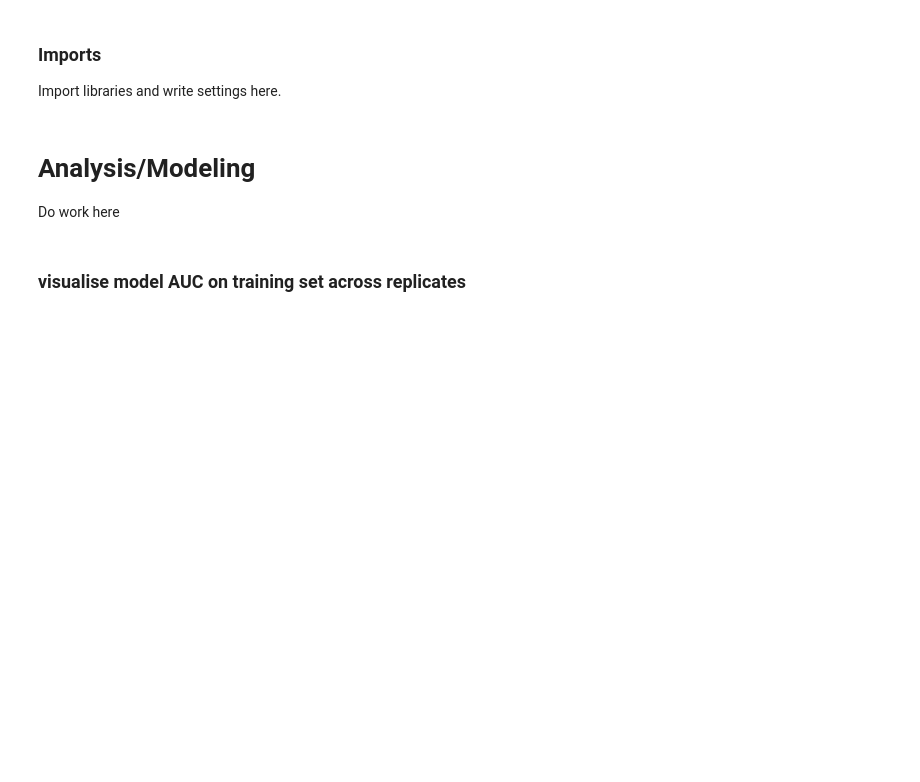
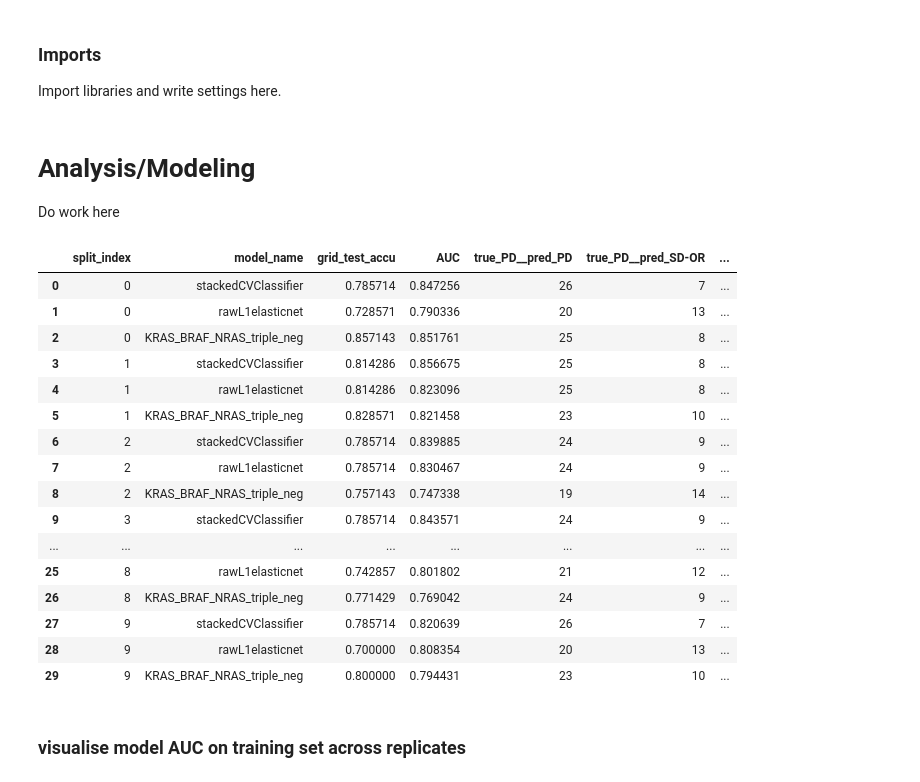
Before and after one commit to vodkatad/pdx_multiomics_integration_preproc, a Jupyter notebook: local/src/4_McNemar_PDX/aggregate_AUC+confMatrix_vis.ipynb, the cells around one changed output. Cells and saved outputs as stored; diff of their text form; code cells hidden in the pictures; blank space fills up the shorter version.

```diff
--- a/local/src/4_McNemar_PDX/aggregate_AUC+confMatrix_vis.ipynb
+++ b/local/src/4_McNemar_PDX/aggregate_AUC+confMatrix_vis.ipynb
@@ -56,6 +56,26 @@ Do work here
 # %%
 f = '../../../dataset/4_McNemar_PDX/OmicsBinary_StackingCVClassifier_mutCross+clin+exprPROGENyHALLMARKS+highCNagg+MethK5cluster_perfTab.tsv'
 performance_df = pd.read_csv(f, sep='\t', header=0, index_col=0)
+# %%
+performance_df
+# %% [output]
+|  | split_index | model_name | grid_test_accu | AUC | true_PD__pred_PD | true_PD__pred_SD-OR | ... |
+| 0 | 0 | stackedCVClassifier | 0.785714 | 0.847256 | 26 | 7 | ... |
+| 1 | 0 | rawL1elasticnet | 0.728571 | 0.790336 | 20 | 13 | ... |
+| 2 | 0 | KRAS_BRAF_NRAS_triple_neg | 0.857143 | 0.851761 | 25 | 8 | ... |
+| 3 | 1 | stackedCVClassifier | 0.814286 | 0.856675 | 25 | 8 | ... |
+| 4 | 1 | rawL1elasticnet | 0.814286 | 0.823096 | 25 | 8 | ... |
+| 5 | 1 | KRAS_BRAF_NRAS_triple_neg | 0.828571 | 0.821458 | 23 | 10 | ... |
+| 6 | 2 | stackedCVClassifier | 0.785714 | 0.839885 | 24 | 9 | ... |
+| 7 | 2 | rawL1elasticnet | 0.785714 | 0.830467 | 24 | 9 | ... |
+| 8 | 2 | KRAS_BRAF_NRAS_triple_neg | 0.757143 | 0.747338 | 19 | 14 | ... |
+| 9 | 3 | stackedCVClassifier | 0.785714 | 0.843571 | 24 | 9 | ... |
+| ... | ... | ... | ... | ... | ... | ... | ... |
+| 25 | 8 | rawL1elasticnet | 0.742857 | 0.801802 | 21 | 12 | ... |
+| 26 | 8 | KRAS_BRAF_NRAS_triple_neg | 0.771429 | 0.769042 | 24 | 9 | ... |
+| 27 | 9 | stackedCVClassifier | 0.785714 | 0.820639 | 26 | 7 | ... |
+| 28 | 9 | rawL1elasticnet | 0.700000 | 0.808354 | 20 | 13 | ... |
+| 29 | 9 | KRAS_BRAF_NRAS_triple_neg | 0.800000 | 0.794431 | 23 | 10 | ... |
 # %% [markdown]
 ### visualise model AUC on training set across replicates
 # %%
```
Also changed, not shown: parts of 5 cells of this notebook, 2 other files.
